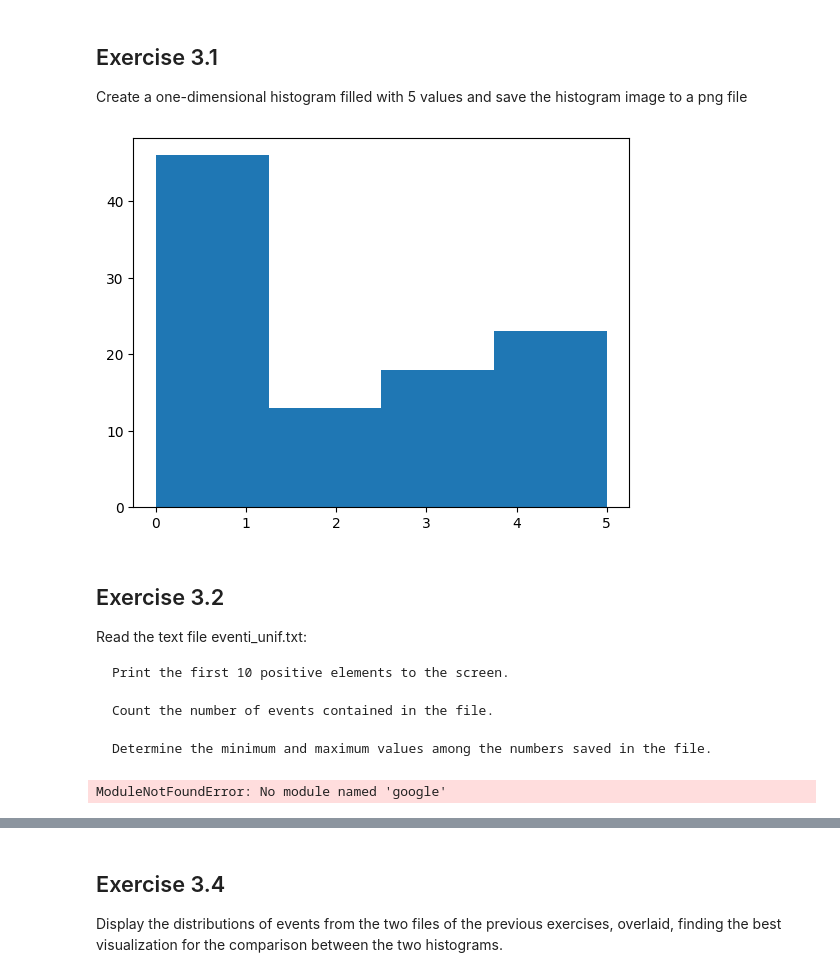
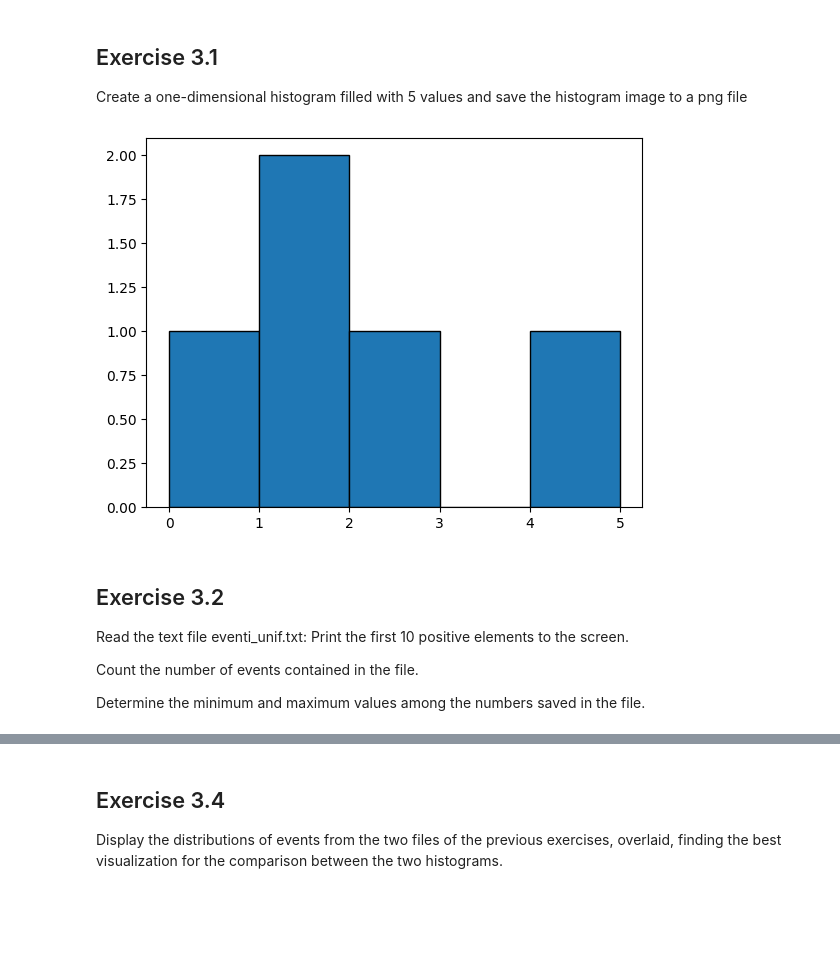
Before and after one commit to CarminatiGiovanni/LaboratorioCalcoloEStatistica, a Jupyter notebook: exercises_3_161023.ipynb, the cells around one changed output, grey strips where cells are left out. Saved outputs shown, nothing was run; the diff lists cells and outputs as text; code cells hidden in the pictures; blank space fills up the shorter version.

```diff
--- a/exercises_3_161023.ipynb
+++ b/exercises_3_161023.ipynb
@@ -6,26 +6,19 @@ Create a one-dimensional histogram filled with 5 values and save the histogram i
 # %%
 import matplotlib.pyplot as plt
 import numpy as np
 
-bins = np.linspace(0,5,5)
-elements = np.random.randint(0,5,100)
-
-plt.hist(elements, bins = bins)
+bins = np.arange(0,6)
+elements = np.random.randint(0,5,5)
+plt.hist(elements, bins = bins, edgecolor='black')
 plt.show()
 # %% [output]
-[figure, old version]
+[figure, new version]
 # %% [markdown]
 ## Exercise 3.2
 Read the text file eventi_unif.txt:
+Print the first 10 positive elements to the screen.
 
-    Print the first 10 positive elements to the screen.
+Count the number of events contained in the file.
 
-    Count the number of events contained in the file.
-
-    Determine the minimum and maximum values among the numbers saved in the file.
+Determine the minimum and maximum values among the numbers saved in the file.
-# %%
-from google.colab import files
-uploaded = files.upload()
-# %% [output]
-ModuleNotFoundError: No module named 'google'
 # %%
```
Also changed, not shown: parts of 20 cells of this notebook, 3 other files.
